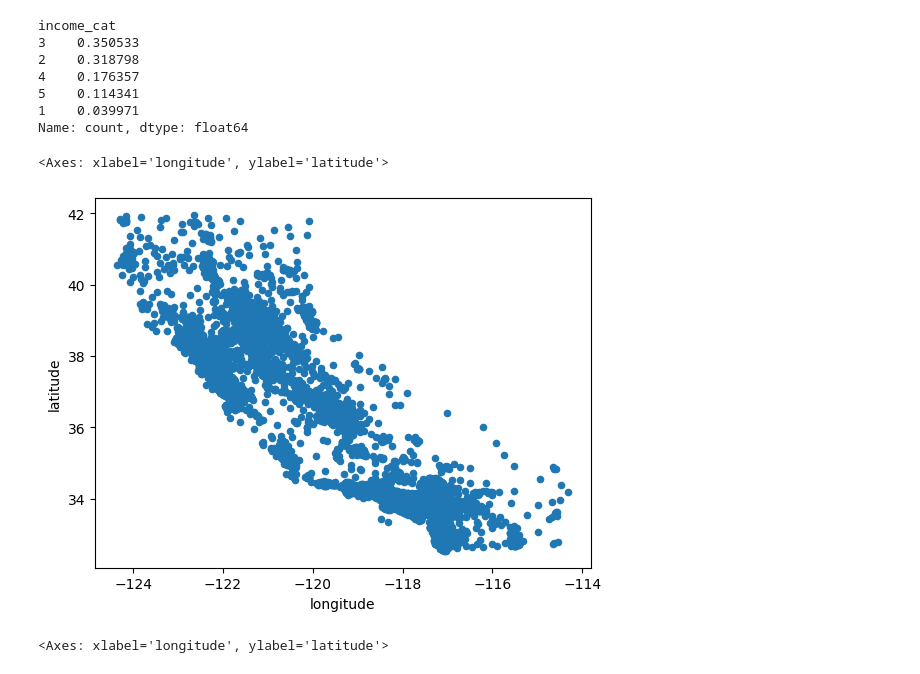
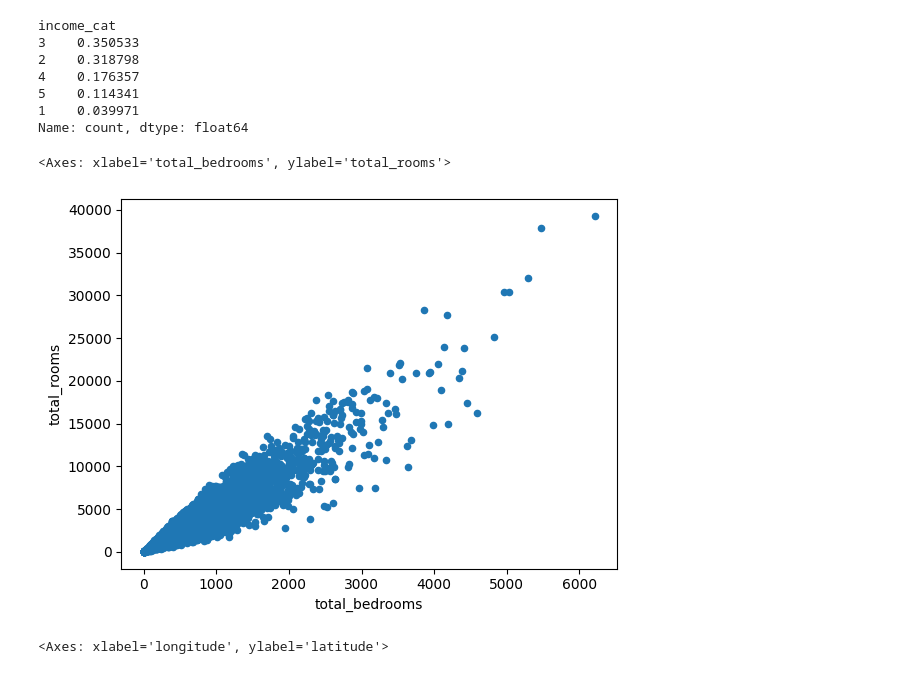
Before and after one commit to waltereidi/MachineLearning, a Jupyter notebook: Untitled.ipynb, the cells around one changed output. Drawn from its saved outputs; the diff is of its cells as text; code cells hidden in the pictures.

```diff
--- a/Untitled.ipynb
+++ b/Untitled.ipynb
@@ -147,10 +147,10 @@ for set_ in (strat_train_set, strat_test_set):
 # %%
 housing = strat_train_set.copy()
 # %%
-housing.plot(kind="scatter", x="longitude", y="latitude")
+housing.plot(kind="scatter", x="total_bedrooms", y="total_rooms")
 # %% [output]
-<Axes: xlabel='longitude', ylabel='latitude'>
+<Axes: xlabel='total_bedrooms', ylabel='total_rooms'>
-[figure, old version]
+[figure, new version]
 # %%
 housing.plot(kind="scatter", x="longitude", y="latitude", alpha=0.1)
 # %% [output]
```
Also changed, not shown: parts of 38 cells of this notebook.
